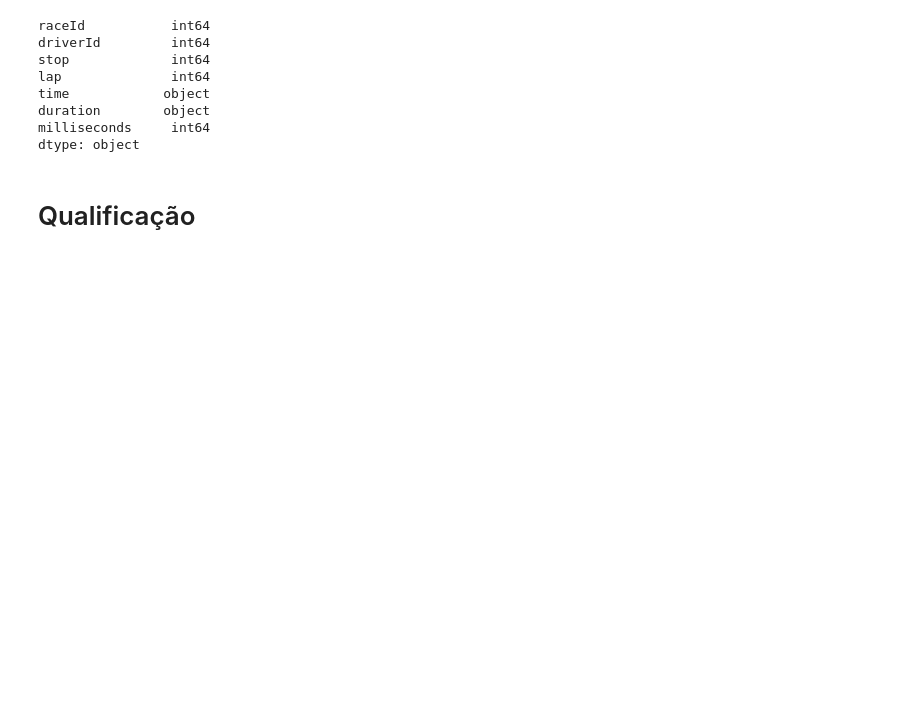
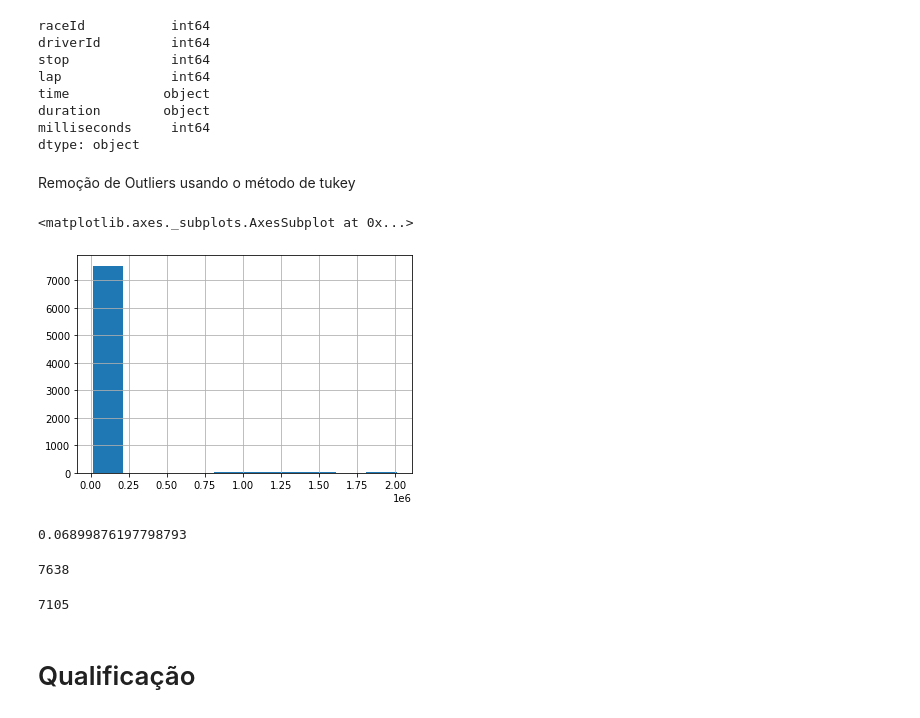
Before and after one commit to cdbm/F1DataAnalysis, a Jupyter notebook: data.ipynb, the cells around one changed output. Cells and saved outputs as stored; diff of their text form; code cells hidden in the pictures; blank space fills up the shorter version.

```diff
--- a/data.ipynb
+++ b/data.ipynb
@@ -542,3 +535,10 @@ time            object
 duration        object
 milliseconds     int64
 dtype: object
+# %% [markdown]
+Remoção de Outliers usando o método de tukey
+# %%
+pit_stops.milliseconds.hist()
+# %% [output]
+<matplotlib.axes._subplots.AxesSubplot at 0x...>
+[figure, added]
@@ -544,0 +551,16 @@ dtype: object
+# %%
+q1 = pit_stops['milli_log'].quantile(q=0.25)
+q3 = pit_stops['milli_log'].quantile(q=0.75)
+iqr = q3 - q1
+print(iqr)
+# %% [output]
+0.06899876197798793
+# %%
+len(pit_stops)
+# %% [output]
+7638
+# %%
+pit_stops = pit_stops[(pit_stops['milli_log'] > (q1-1.5*iqr)) & (pit_stops['milli_log'] < (q3+1.5*iqr))]
+len(pit_stops)
+# %% [output]
+7105
```
Also changed, not shown: parts of 17 cells of this notebook.
